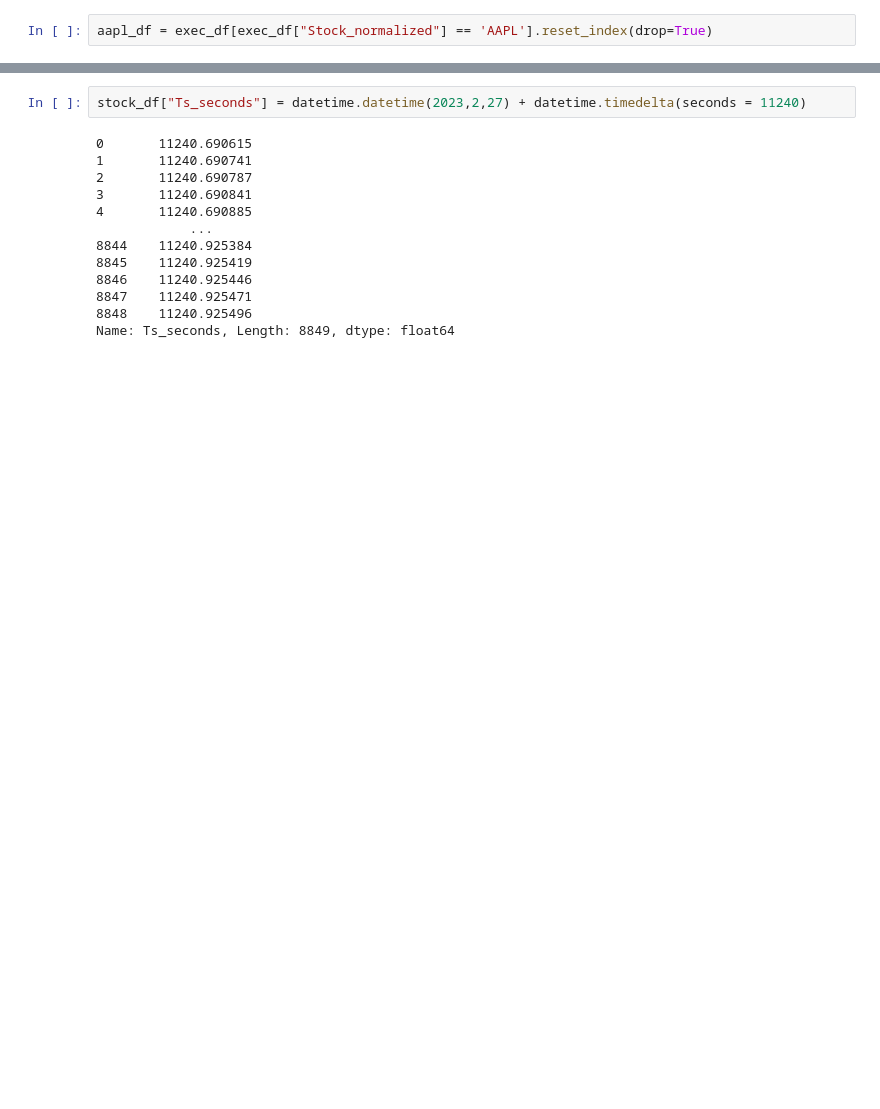
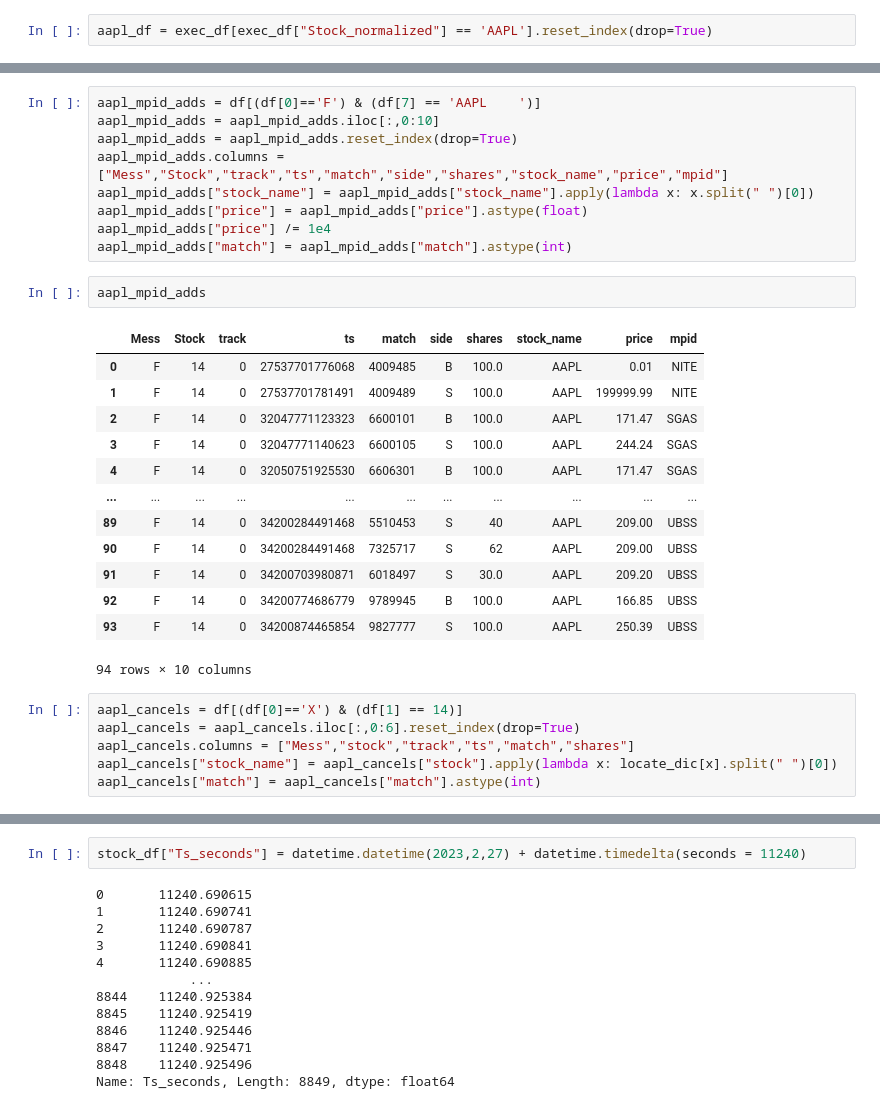
Before and after one commit to evanhurleyodwyer/NASDAQ_ITCH, a Jupyter notebook: NASDAQ_ITCH.ipynb, the cells around one changed output, grey strips where cells are left out. Cells and saved outputs as stored; diff of their text form; blank space fills up the shorter version.

```diff
--- a/NASDAQ_ITCH.ipynb
+++ b/NASDAQ_ITCH.ipynb
@@ -119,0 +86,31 @@ TypeError: unsupported type for timedelta seconds component: Series
+# %%
+aapl_mpid_adds = df[(df[0]=='F') & (df[7] == 'AAPL    ')]
+aapl_mpid_adds = aapl_mpid_adds.iloc[:,0:10]
+aapl_mpid_adds = aapl_mpid_adds.reset_index(drop=True)
+aapl_mpid_adds.columns = ["Mess","Stock","track","ts","match","side","shares","stock_name","price","mpid"]
+aapl_mpid_adds["stock_name"] = aapl_mpid_adds["stock_name"].apply(lambda x: x.split(" ")[0])
+aapl_mpid_adds["price"] = aapl_mpid_adds["price"].astype(float)
+aapl_mpid_adds["price"] /= 1e4
+aapl_mpid_adds["match"] = aapl_mpid_adds["match"].astype(int)
+# %%
+aapl_mpid_adds
+# %% [output]
+|  | Mess | Stock | track | ts | match | side | shares | stock_name | price | mpid |
+| 0 | F | 14 | 0 | 27537701776068 | 4009485 | B | 100.0 | AAPL | 0.01 | NITE |
+| 1 | F | 14 | 0 | 27537701781491 | 4009489 | S | 100.0 | AAPL | 199999.99 | NITE |
+| 2 | F | 14 | 0 | 32047771123323 | 6600101 | B | 100.0 | AAPL | 171.47 | SGAS |
+| 3 | F | 14 | 0 | 32047771140623 | 6600105 | S | 100.0 | AAPL | 244.24 | SGAS |
+| 4 | F | 14 | 0 | 32050751925530 | 6606301 | B | 100.0 | AAPL | 171.47 | SGAS |
+| ... | ... | ... | ... | ... | ... | ... | ... | ... | ... | ... |
+| 89 | F | 14 | 0 | 34200284491468 | 5510453 | S | 40 | AAPL | 209.00 | UBSS |
+| 90 | F | 14 | 0 | 34200284491468 | 7325717 | S | 62 | AAPL | 209.00 | UBSS |
+| 91 | F | 14 | 0 | 34200703980871 | 6018497 | S | 30.0 | AAPL | 209.20 | UBSS |
+| 92 | F | 14 | 0 | 34200774686779 | 9789945 | B | 100.0 | AAPL | 166.85 | UBSS |
+| 93 | F | 14 | 0 | 34200874465854 | 9827777 | S | 100.0 | AAPL | 250.39 | UBSS |
+94 rows × 10 columns
+# %%
+aapl_cancels = df[(df[0]=='X') & (df[1] == 14)]
+aapl_cancels = aapl_cancels.iloc[:,0:6].reset_index(drop=True)
+aapl_cancels.columns = ["Mess","stock","track","ts","match","shares"]
+aapl_cancels["stock_name"] = aapl_cancels["stock"].apply(lambda x: locate_dic[x].split(" ")[0])
+aapl_cancels["match"] = aapl_cancels["match"].astype(int)
```
Also changed, not shown: parts of 46 cells of this notebook.
